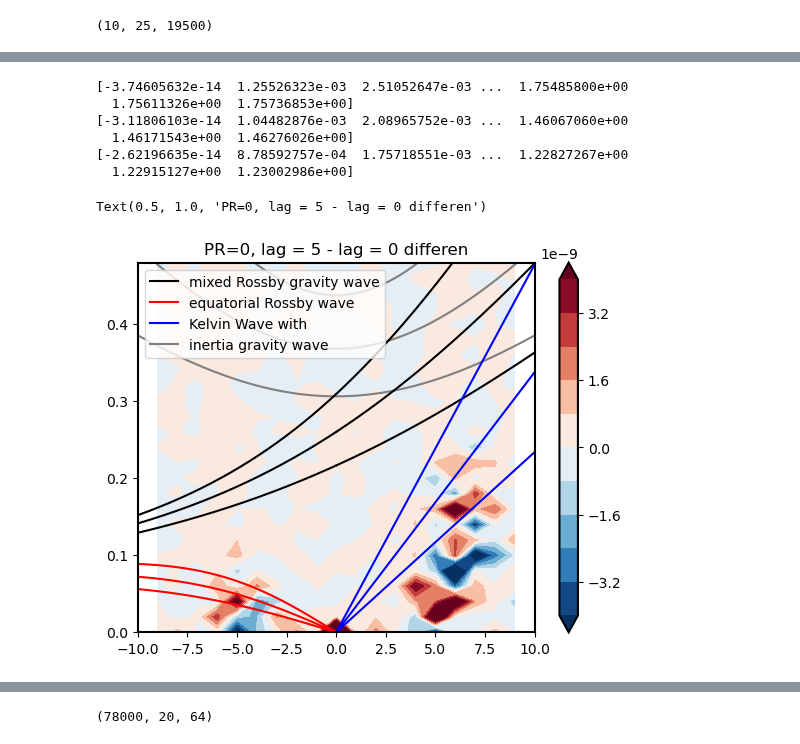
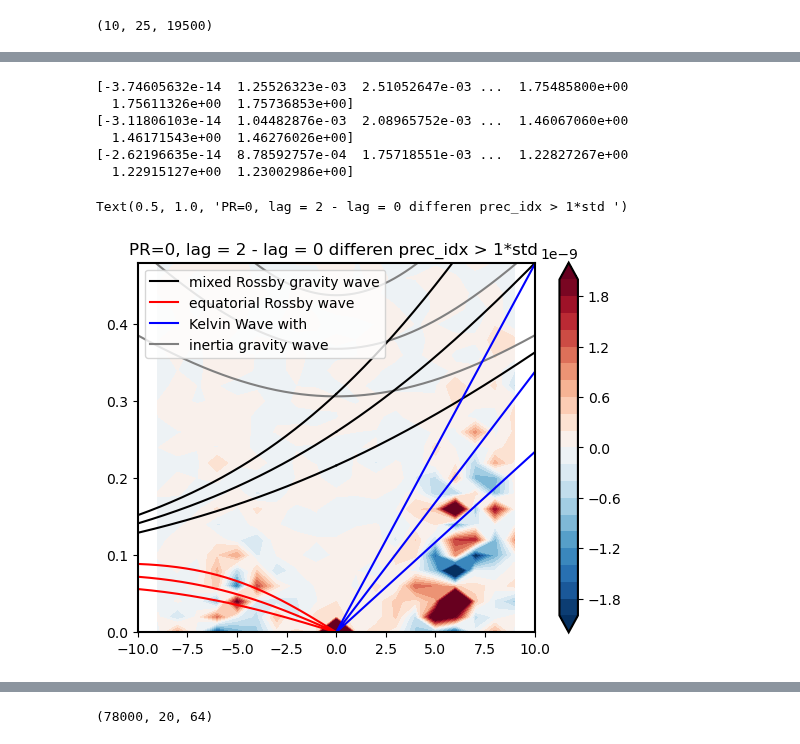
Before and after one commit to PeterChang1023/Moist_Dycore, a Jupyter notebook: IdealizeSpetral.jl/exp/HSt42/Jo_Jo_Dycore_Master_4.ipynb, the cells around one changed output, grey strips where cells are left out. Drawn from its saved outputs; the diff is of its cells as text; code cells hidden in the pictures.

```diff
--- a/IdealizeSpetral.jl/exp/HSt42/Jo_Jo_Dycore_Master_4.ipynb
+++ b/IdealizeSpetral.jl/exp/HSt42/Jo_Jo_Dycore_Master_4.ipynb
@@ -746,11 +798,14 @@ class Moist_Dycore_Package:
         eof_instance = EOF((weighted_data,), n_components=n_components, field=field)
         eof_instance.get()
 
-        EOF_modes = eof_instance.EOF[:2]
+        EOF_modes = eof_instance.EOF[0]
         PCs = eof_instance.PC[0]
         explained_variance = eof_instance.explained
 
-        PCs_normalized = PCs / PCs.std(axis=0)
+        #EOFs_normalized = EOF_modes / PCs.std(axis=0)
+        PCs_normalized  = PCs / PCs.std(axis=0)
+
+
 
         return EOF_modes, PCs_normalized, explained_variance
 
@@ -894,7 +957,7 @@ plt.show()
 #     dmdy[a,:,-1] = -((Mzm[:,-1] - Mzm[:,-2]) * cy2[-1]) / (radius* cy2[-1] *(yd[-1] - yd[-2]))
 # print(dmdy.shape)
 # %%
-EOF1_all = EOFs_all[:,0,:]
+EOF1_all = EOFs_all
 print(EOF1_all.shape)
 
 # m_all = np.zeros((6, 19500))
@@ -1194,12 +1255,13 @@ array([-12.85714286, -10.        ,  -7.14285714,  -4.28571429,
 # %%
 PC1_all.shape
-prec_daily.shape
+print(prec_daily.shape)
+lat_cond         = np.where((lat>=-15)&(lat<=15))[0]
 prec_daily_time = np.mean(prec_daily[:,lat_cond,:], axis=(1,2))
 
 idx          = np.where(prec_daily_time > prec_daily_time.mean() + prec_daily_time.std())[0]
 idx_negative = np.where(prec_daily_time < prec_daily_time.mean() - prec_daily_time.std())[0]
 
 
-u_daily.shape
+print(u_daily.shape)
 # %% [output]
 (19500, 64, 128)
@@ -1411,7 +1451,7 @@ Text(0.5, 1.0, 'PR=50, lag = 5')
 m_final_positive_idx_lag0      = m_final[:,:,idx].mean(axis=2)
 m_final_west_positive_idx_lag0 = m_final_west[:,:,idx].mean(axis=2)
 
-lag = 5
+lag = 2
 lag_day = idx+lag
 lag_day = lag_day[lag_day <19500]
 
@@ -1420,28 +1460,28 @@ m_final_west_positive_idx_lag5 = m_final_west[:,:,lag_day].mean(axis=2)
 # %%
 plt.figure()
 making_theoretical_line()
 # cs=plt.contourf(-k, w/50, P_total,extend='both',cmap='gray_r')
 ### East
 cs = plt.contourf(k[int(index_of_frequency_sml):int(index_of_frequency_big+1), int(index_of_wave_number_sml):int(index_of_wave_number_big+1)].T,
               w[int(index_of_frequency_sml):int(index_of_frequency_big+1), int(index_of_wave_number_sml):int(index_of_wave_number_big+1)].T/50,
-              m_final_positive_idx_lag5 - m_final_positive_idx_lag0 , levels = np.linspace(-0.4E-8,0.4E-8,11),extend='both',cmap='RdBu_r')
+              m_final_positive_idx_lag5 - m_final_positive_idx_lag0 , levels = np.linspace(-2E-9,2E-9,21),extend='both',cmap='RdBu_r')
 
 ### West
 cs = plt.contourf(-k[int(index_of_frequency_sml):int(index_of_frequency_big+1), int(index_of_wave_number_sml):int(index_of_wave_number_big+1)].T,
               w[int(index_of_frequency_sml):int(index_of_frequency_big+1), int(index_of_wave_number_sml):int(index_of_wave_number_big+1)].T/50,
-              m_final_west_positive_idx_lag5 - m_final_west_positive_idx_lag0, levels = np.linspace(-0.4E-8,0.4E-8,11),extend='both',cmap='RdBu_r')
+              m_final_west_positive_idx_lag5 - m_final_west_positive_idx_lag0, levels = np.linspace(-2E-9,2E-9,21),extend='both',cmap='RdBu_r')
 
 plt.colorbar(cs)
 plt.xlim([-10,10])
 plt.ylim([0,24/50])
-plt.title(f"PR={PR}, lag = {lag} - lag = 0 differen")
+plt.title(f"PR={PR}, lag = {lag} - lag = 0 differen prec_idx > 1*std ")
 # %% [output]
 [-3.74605632e-14  1.25526323e-03  2.51052647e-03 ...  1.75485800e+00
   1.75611326e+00  1.75736853e+00]
 [-3.11806103e-14  1.04482876e-03  2.08965752e-03 ...  1.46067060e+00
   1.46171543e+00  1.46276026e+00]
 [-2.62196635e-14  8.78592757e-04  1.75718551e-03 ...  1.22827267e+00
   1.22915127e+00  1.23002986e+00]
-Text(0.5, 1.0, 'PR=0, lag = 5 - lag = 0 differen')
+Text(0.5, 1.0, 'PR=0, lag = 2 - lag = 0 differen prec_idx > 1*std ')
-[figure, old version]
+[figure, new version]
 # %%
```
Also changed, not shown: parts of 28 cells of this notebook, 3 other files.
